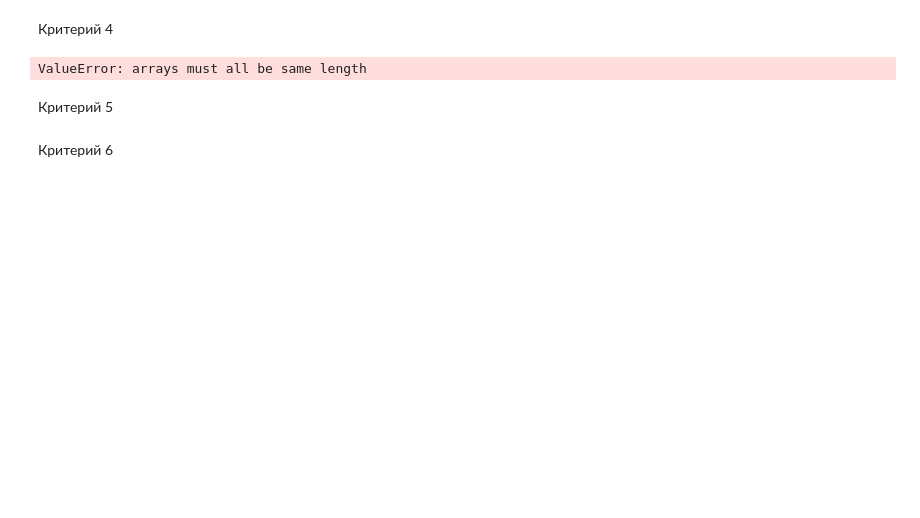
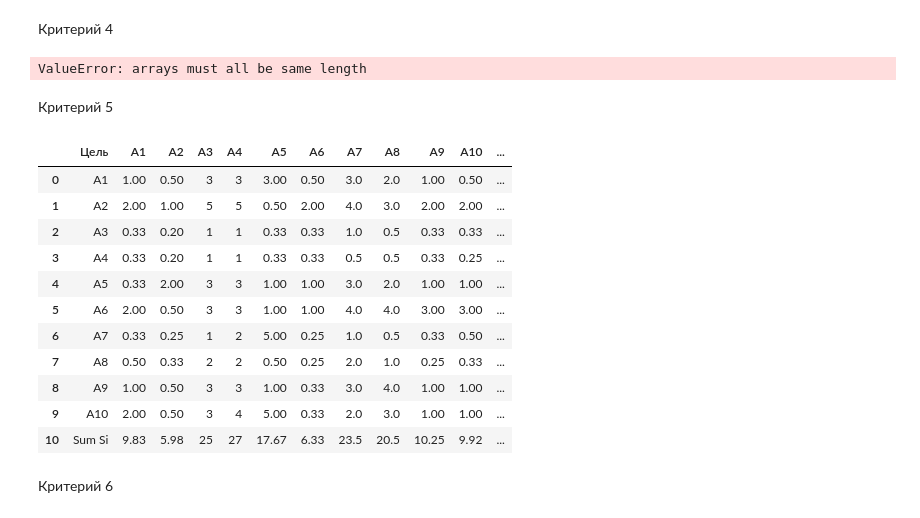
Before and after one commit to Jackd0w/DecisionTheory, a Jupyter notebook: MAI.ipynb, the cells around one changed output. Drawn from its saved outputs; the diff is of its cells as text; code cells hidden in the pictures; blank space fills up the shorter version.

```diff
--- a/MAI.ipynb
+++ b/MAI.ipynb
@@ -267,6 +302,21 @@ criterion5 = {"Цель": ["A1", "A2", "A3", "A4", "A5", "A6", "A7", "A8", "A9",
               }
 
 cri5 = pd.DataFrame(data=criterion5)
+# %%
+cri5
+# %% [output]
+|  | Цель | A1 | A2 | A3 | A4 | A5 | A6 | A7 | A8 | A9 | A10 | ... |
+| 0 | A1 | 1.00 | 0.50 | 3 | 3 | 3.00 | 0.50 | 3.0 | 2.0 | 1.00 | 0.50 | ... |
+| 1 | A2 | 2.00 | 1.00 | 5 | 5 | 0.50 | 2.00 | 4.0 | 3.0 | 2.00 | 2.00 | ... |
+| 2 | A3 | 0.33 | 0.20 | 1 | 1 | 0.33 | 0.33 | 1.0 | 0.5 | 0.33 | 0.33 | ... |
+| 3 | A4 | 0.33 | 0.20 | 1 | 1 | 0.33 | 0.33 | 0.5 | 0.5 | 0.33 | 0.25 | ... |
+| 4 | A5 | 0.33 | 2.00 | 3 | 3 | 1.00 | 1.00 | 3.0 | 2.0 | 1.00 | 1.00 | ... |
+| 5 | A6 | 2.00 | 0.50 | 3 | 3 | 1.00 | 1.00 | 4.0 | 4.0 | 3.00 | 3.00 | ... |
+| 6 | A7 | 0.33 | 0.25 | 1 | 2 | 5.00 | 0.25 | 1.0 | 0.5 | 0.33 | 0.50 | ... |
+| 7 | A8 | 0.50 | 0.33 | 2 | 2 | 0.50 | 0.25 | 2.0 | 1.0 | 0.25 | 0.33 | ... |
+| 8 | A9 | 1.00 | 0.50 | 3 | 3 | 1.00 | 0.33 | 3.0 | 4.0 | 1.00 | 1.00 | ... |
+| 9 | A10 | 2.00 | 0.50 | 3 | 4 | 5.00 | 0.33 | 2.0 | 3.0 | 1.00 | 1.00 | ... |
+| 10 | Sum Si | 9.83 | 5.98 | 25 | 27 | 17.67 | 6.33 | 23.5 | 20.5 | 10.25 | 9.92 | ... |
 # %% [markdown]
 Критерий 6
 # %%
```
Also changed, not shown: parts of 15 cells of this notebook, 3 other files.
